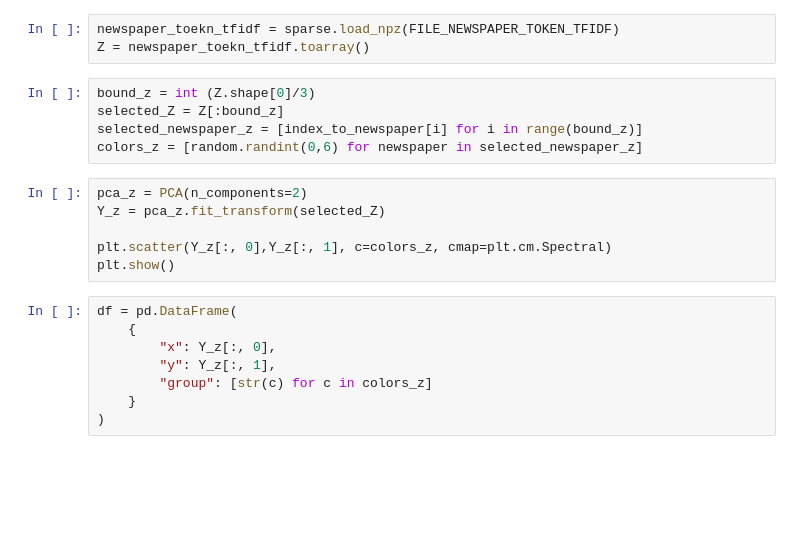
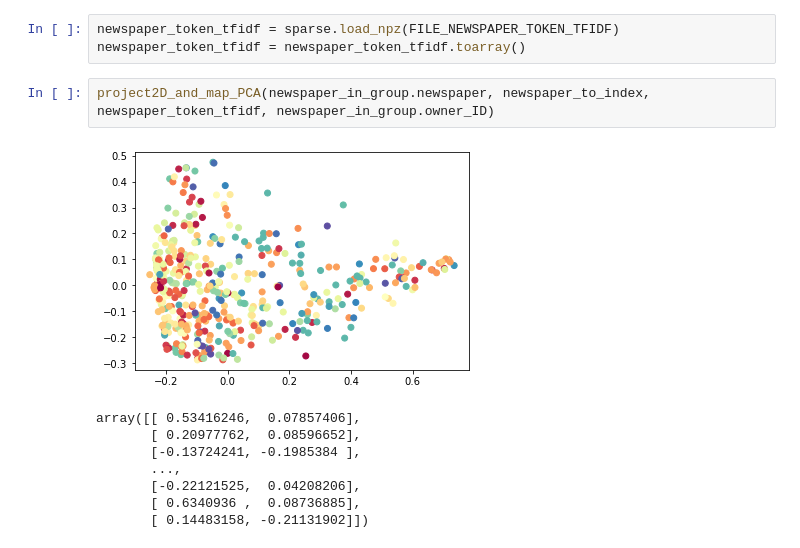
Before and after one commit to epfl-ada/ada-2021-project-mahj, a Jupyter notebook: PCA2D.ipynb, the cells around one changed output. Drawn from its saved outputs; the diff is of its cells as text; blank space fills up the shorter version.

```diff
--- a/PCA2D.ipynb
+++ b/PCA2D.ipynb
@@ -34,22 +144,14 @@ plt.show()
 # %%
-newspaper_toekn_tfidf = sparse.load_npz(FILE_NEWSPAPER_TOKEN_TFIDF)
-Z = newspaper_toekn_tfidf.toarray()
+newspaper_token_tfidf = sparse.load_npz(FILE_NEWSPAPER_TOKEN_TFIDF)
+newspaper_token_tfidf = newspaper_token_tfidf.toarray()
-# %%
-bound_z = int (Z.shape[0]/3)
-selected_Z = Z[:bound_z]
-selected_newspaper_z = [index_to_newspaper[i] for i in range(bound_z)]
-colors_z = [random.randint(0,6) for newspaper in selected_newspaper_z]
-# %%
-pca_z = PCA(n_components=2)
-Y_z = pca_z.fit_transform(selected_Z)
-
-plt.scatter(Y_z[:, 0],Y_z[:, 1], c=colors_z, cmap=plt.cm.Spectral)
-plt.show()
-# %%
-df = pd.DataFrame(
-    {
-        "x": Y_z[:, 0],
-        "y": Y_z[:, 1],
-        "group": [str(c) for c in colors_z]
-    }
-)
+# %%
+project2D_and_map_PCA(newspaper_in_group.newspaper, newspaper_to_index, newspaper_token_tfidf, newspaper_in_group.owner_ID)
+# %% [output]
+[figure, added]
+array([[ 0.53416246,  0.07857406],
+       [ 0.20977762,  0.08596652],
+       [-0.13724241, -0.1985384 ],
+       ...,
+       [-0.22121525,  0.04208206],
+       [ 0.6340936 ,  0.08736885],
+       [ 0.14483158, -0.21131902]])
```
Also changed, not shown: parts of 25 cells of this notebook, 1 other file.
